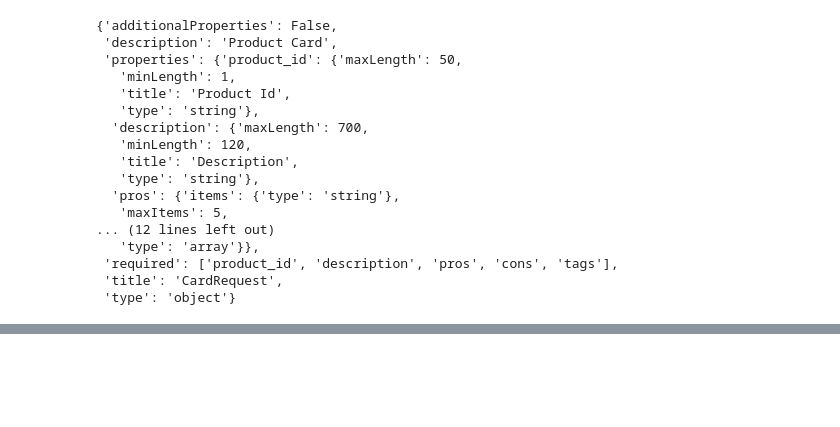
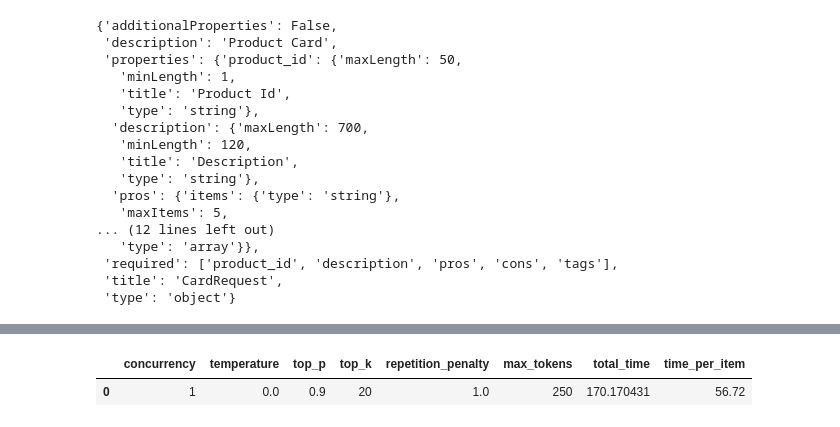
Before and after one commit to germanx/yai_1, a Jupyter notebook: task_02.ipynb, the cells around one changed output, grey strips where cells are left out. Saved outputs shown, nothing was run; the diff lists cells and outputs as text; code cells hidden in the pictures; blank space fills up the shorter version.

```diff
--- a/task_02.ipynb
+++ b/task_02.ipynb
@@ -422,3 +425,8 @@ totals_path = Path(f"./outputs/{timestamp_str}") / "totals_final.csv"
 df_sorted.to_csv(totals_path, index=False, encoding="utf-8")
 
 print(df_sorted)
+# %%
+df
+# %% [output]
+|  | concurrency | temperature | top_p | top_k | repetition_penalty | max_tokens | total_time | time_per_item |
+| 0 | 1 | 0.0 | 0.9 | 20 | 1.0 | 250 | 170.170431 | 56.72 |
```
Also changed, not shown: parts of 1 cell of this notebook, 9 other files.
